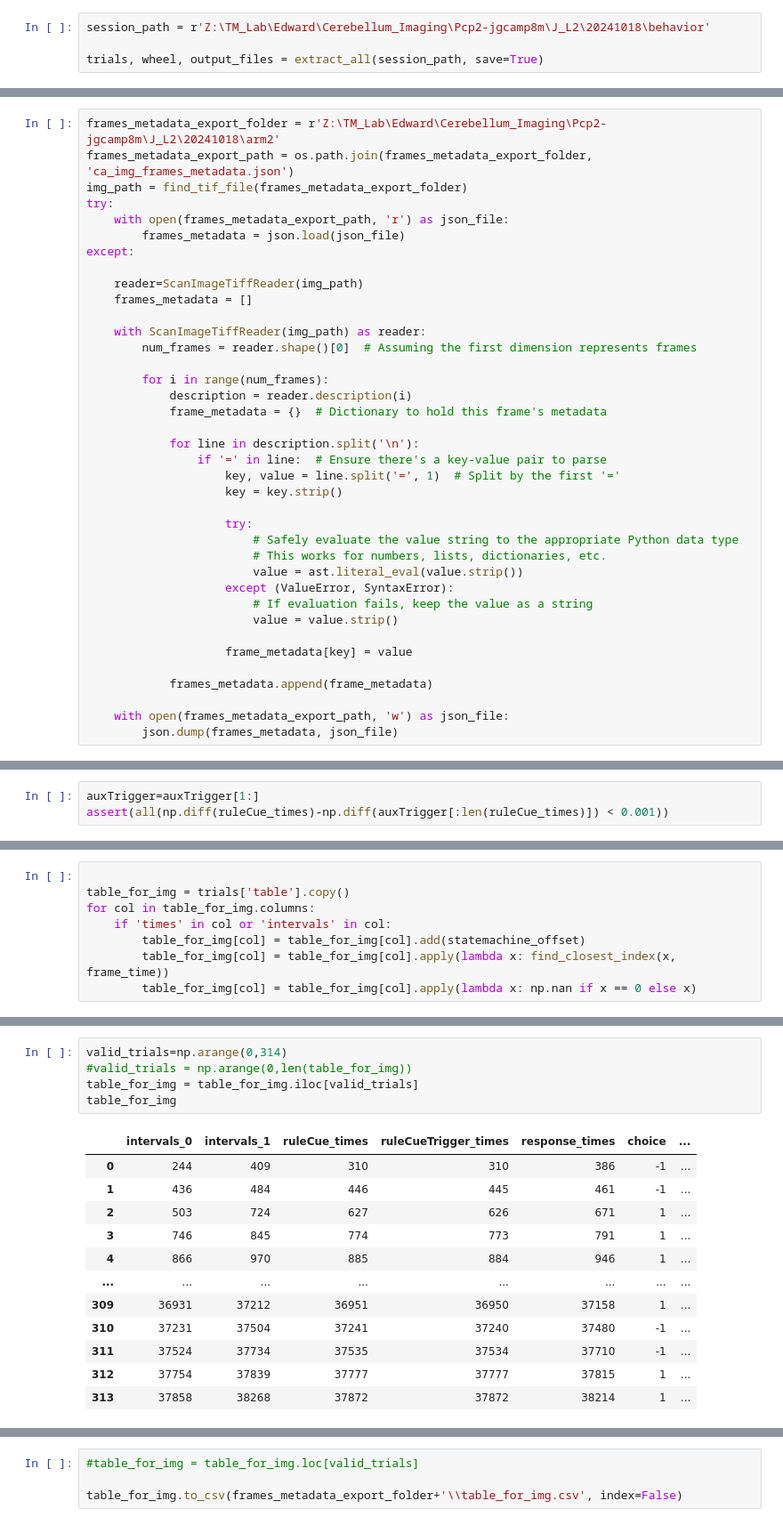
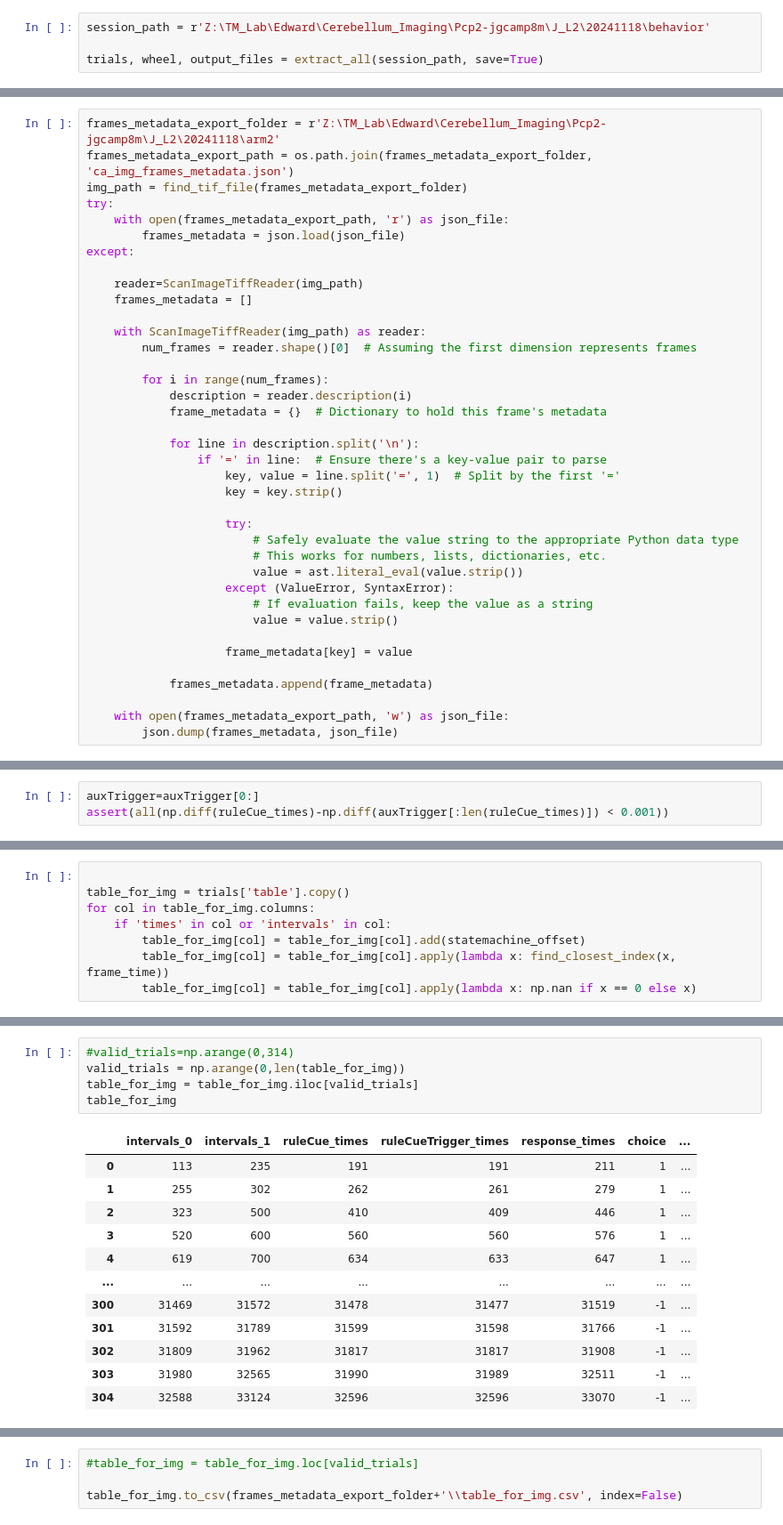
Before and after one commit to edwardyan95/ibllib, a Jupyter notebook: examples/EY_sync_data.ipynb, the cells around one changed output, grey strips where cells are left out. Shown: that part at 89% size. Saved outputs shown, nothing was run; the diff lists cells and outputs as text.

```diff
--- a/examples/EY_sync_data.ipynb
+++ b/examples/EY_sync_data.ipynb
@@ -26,7 +26,7 @@ import ast
 import math
 from murphlib.tools import *
 # %%
-session_path = r'Z:\TM_Lab\Edward\Cerebellum_Imaging\Pcp2-jgcamp8m\J_L2\20241018\behavior'
+session_path = r'Z:\TM_Lab\Edward\Cerebellum_Imaging\Pcp2-jgcamp8m\J_L2\20241118\behavior'
 
 trials, wheel, output_files = extract_all(session_path, save=True)
 # %%
@@ -84,5 +80,5 @@ KeyError: 'BNC1High'
 # %%
-frames_metadata_export_folder = r'Z:\TM_Lab\Edward\Cerebellum_Imaging\Pcp2-jgcamp8m\J_L2\20241018\arm2'
+frames_metadata_export_folder = r'Z:\TM_Lab\Edward\Cerebellum_Imaging\Pcp2-jgcamp8m\J_L2\20241118\arm2'
 frames_metadata_export_path = os.path.join(frames_metadata_export_folder, 'ca_img_frames_metadata.json')
 img_path = find_tif_file(frames_metadata_export_folder)
 try:
@@ -187,3 +197,3 @@ array([], dtype=int64)
 # %%
-auxTrigger=auxTrigger[1:]
+auxTrigger=auxTrigger[0:]
 assert(all(np.diff(ruleCue_times)-np.diff(auxTrigger[:len(ruleCue_times)]) < 0.001))
@@ -245,18 +257,18 @@ table_for_img
 # %%
-valid_trials=np.arange(0,314)
-#valid_trials = np.arange(0,len(table_for_img))
+#valid_trials=np.arange(0,314)
+valid_trials = np.arange(0,len(table_for_img))
 table_for_img = table_for_img.iloc[valid_trials]
 table_for_img
 # %% [output]
 |  | intervals_0 | intervals_1 | ruleCue_times | ruleCueTrigger_times | response_times | choice | ... |
-| 0 | 244 | 409 | 310 | 310 | 386 | -1 | ... |
-| 1 | 436 | 484 | 446 | 445 | 461 | -1 | ... |
-| 2 | 503 | 724 | 627 | 626 | 671 | 1 | ... |
-| 3 | 746 | 845 | 774 | 773 | 791 | 1 | ... |
-| 4 | 866 | 970 | 885 | 884 | 946 | 1 | ... |
+| 0 | 113 | 235 | 191 | 191 | 211 | 1 | ... |
+| 1 | 255 | 302 | 262 | 261 | 279 | 1 | ... |
+| 2 | 323 | 500 | 410 | 409 | 446 | 1 | ... |
+| 3 | 520 | 600 | 560 | 560 | 576 | 1 | ... |
+| 4 | 619 | 700 | 634 | 633 | 647 | 1 | ... |
 | ... | ... | ... | ... | ... | ... | ... | ... |
-| 309 | 36931 | 37212 | 36951 | 36950 | 37158 | 1 | ... |
-| 310 | 37231 | 37504 | 37241 | 37240 | 37480 | -1 | ... |
-| 311 | 37524 | 37734 | 37535 | 37534 | 37710 | -1 | ... |
-| 312 | 37754 | 37839 | 37777 | 37777 | 37815 | 1 | ... |
-| 313 | 37858 | 38268 | 37872 | 37872 | 38214 | 1 | ... |
+| 300 | 31469 | 31572 | 31478 | 31477 | 31519 | -1 | ... |
+| 301 | 31592 | 31789 | 31599 | 31598 | 31766 | -1 | ... |
+| 302 | 31809 | 31962 | 31817 | 31817 | 31908 | -1 | ... |
+| 303 | 31980 | 32565 | 31990 | 31989 | 32511 | -1 | ... |
+| 304 | 32588 | 33124 | 32596 | 32596 | 33070 | -1 | ... |
```
Also changed, not shown: parts of 16 cells of this notebook, 6 other files.
